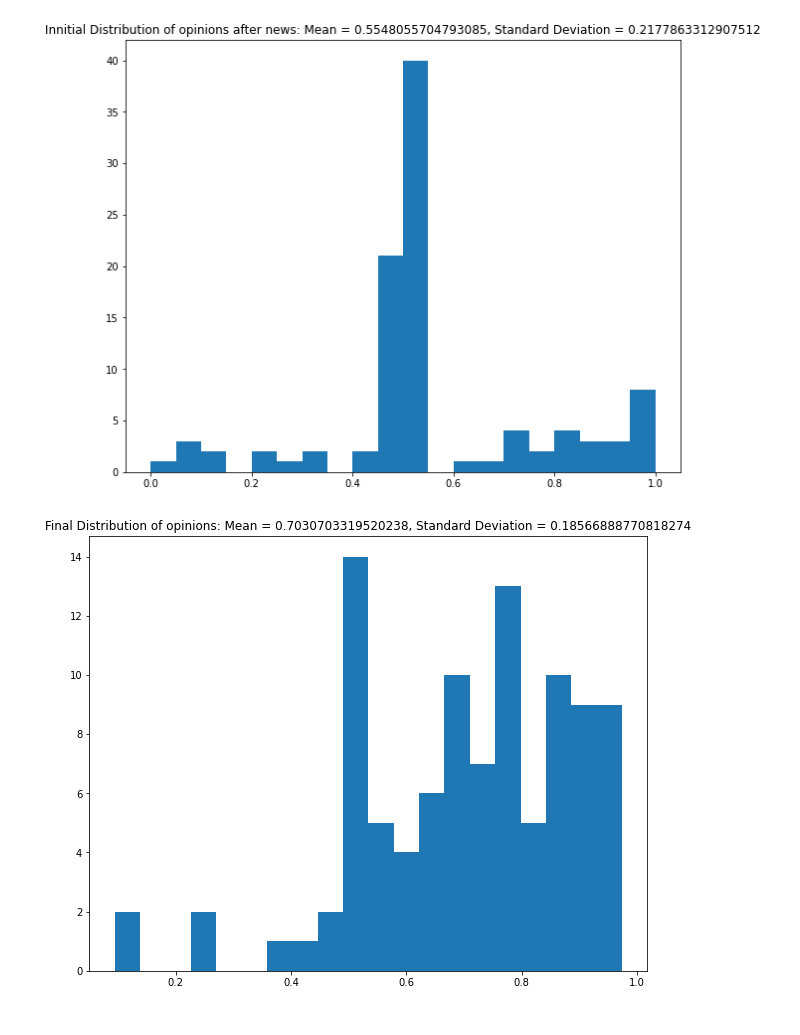
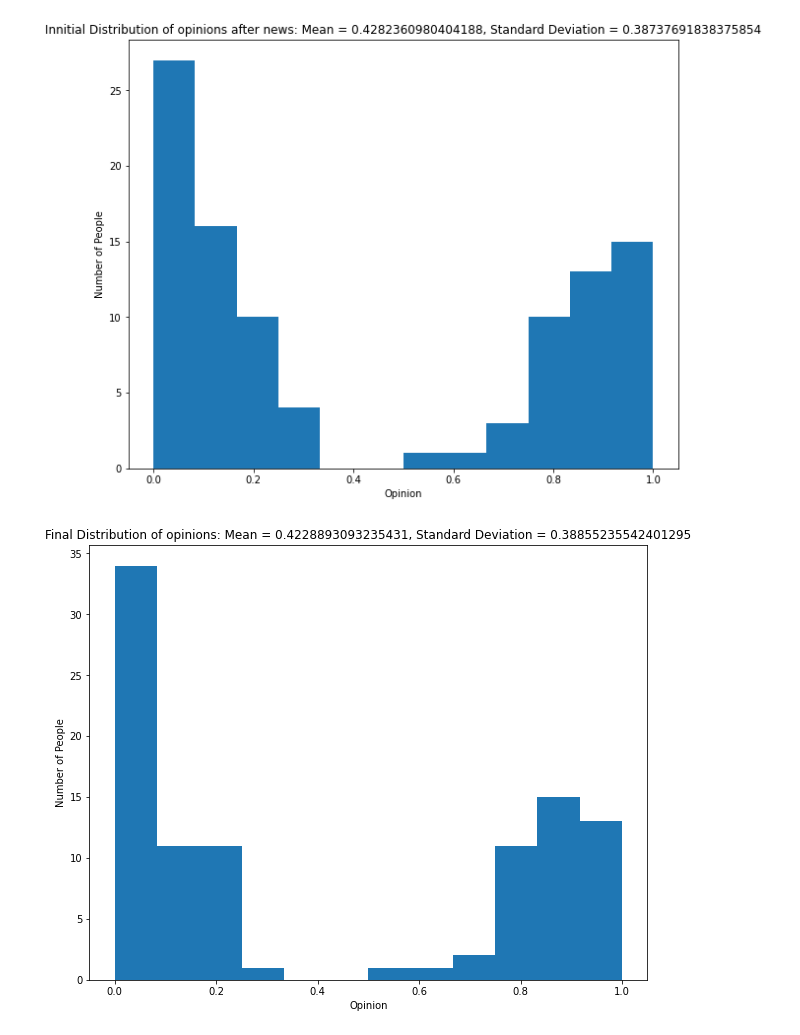
Before and after one commit to JackDunne5877/CompEconTermProject, a Jupyter notebook: FinalProj.ipynb, the cells around one changed output. Cells and saved outputs as stored; diff of their text form; code cells hidden in the pictures.

Commit message:
FINAL PROJECT, no known bugs TURN IN THIS VERSION
Includes simulations 2, 3, and 4. TURN IN THIS VERSION

```diff
--- a/FinalProj.ipynb
+++ b/FinalProj.ipynb
@@ -8,6 +8,12 @@ import matplotlib.pyplot as plt
 import copy
 import time as tm
 # %%
+"""voterSimulator"""
+"""Modeling How Interactions within a Population Change the Opinion Distribution of a Population"""
+"""Final Project ECON 380"""
+"""Authors: Brian Gould and Jack Dunne"""
+"""Last Update: 12/11/2020 at 6:36pm"""
+
 def charEq(lims = [0,1], switch = 0, xrange = [-10, 10], sd = 2*np.pi):
     """
     Returns a function y = f(x) that is the solution to the differential equation: y' = C(y-a)*(y-b)
@@ -57,7 +63,7 @@ def interact(p1,p2, plot = "false", axGiven = 0):
     Parameters:
     -------------------
     p1: Voter; one of the poeple in the interaction
-    p2: Voter; the other person in the interaction. Order of p1, p2 does not patter
+    p2: Voter; the other person in the interaction. Order of p1, p2 does not matter
     plot: string; if plot = "true", a plot of the interaction is shown
     axGiven: plotting axis; axis on which to plot the interaction; if none is given and plot = "true", a new figure and plot will be created.
 
@@ -72,7 +78,6 @@ def interact(p1,p2, plot = "false", axGiven = 0):
         axGiven.set_title("Opinion vs x")
         axGiven.set_xlabel('x')
         axGiven.set_ylabel('Opinion')
-        print("Got Here")
     p1.interaction(interactor2, plot = plot, axGiven = axGiven)
     p2.interaction(interactor1, plot = plot, axGiven = axGiven)
 
@@ -485,16 +591,20 @@ def experiment(society, num_periods, newsList = 0,  plot_each_round = "false", p
 # %%
-"""Example of how to run an expiriment"""
-#creates a society
-pop = society_generator(100,
-                        opinion_msd = [[.9, .175], [.1, .1]],
-                        opinions = "n-modal",
-                        opinionPeaks = 2,
-                        educ_scale = .1,
-                        wtl_msd = (.4, .2),
-                        formed_scale = .1, social_msd = (.5, .2), influence_msd = (.5, .2))
-newsSpace = NewsSpace() #creates a news space
-news = News(opinion = .1, influence = .1, credibility = 1) #creates a news article
-newsSpace.add1News(news) #adds that news article to the news space
-newsSpace.addNews(num_of_news = 2, opinion_msd = (.5, .001), influence_msd = (1, .001), credibility_msd = (.5, .01)) #adds a bunch of news articles to the news space
-experiment(pop, 100, newsList = newsSpace.getNews())#runs the expiriment
+"""Simulation 4"""
+#creates a society with the specified characheristics
+wtl_radii = [.2, .5, .8]
+for radius in wtl_radii:
+    pop = society_generator(100,
+                            opinion_msd = [[.1, .1], [.9,.1]],
+                            opinions = "n-modal",
+                            opinionPeaks = 2,
+                            educ_scale = .15,
+                            wtl_msd = (radius, .2),
+                            formed_scale = "off",
+                            social_msd = (.5, .2),
+                            influence_msd = (.8, .2))
+    newsSpace = NewsSpace() #creates a news space
+    news = News(opinion = .5, influence = .7, credibility = .75) #creates a news article
+    newsSpace.add1News(news) #adds that news article to the news space
+    #newsSpace.addNews(num_of_news = 1, opinion_msd = (.5, .05), influence_msd = (.7, .1), credibility_msd = (.75, .1)) #adds a bunch of news articles to the news space
+    experiment(pop, num_periods = 100, newsList = newsSpace.getNews(), bins = 12, plot_each_round = "false", plot_each_int = "false")#runs the expiriment
 # %% [output]
@@ -502,2 +612,2 @@ experiment(pop, 100, newsList = newsSpace.getNews())#runs the expiriment
-[figure, old version]
+[figure, new version]
-[figure, old version]
+[figure, new version]
```
Also changed, not shown: parts of 6 cells of this notebook.
